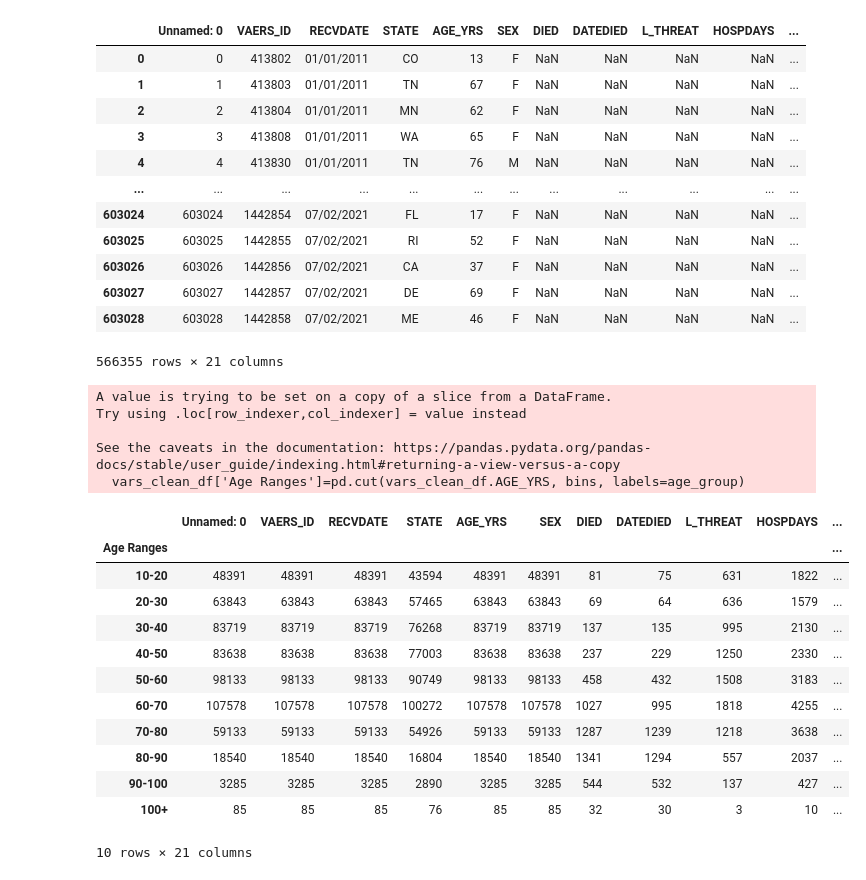
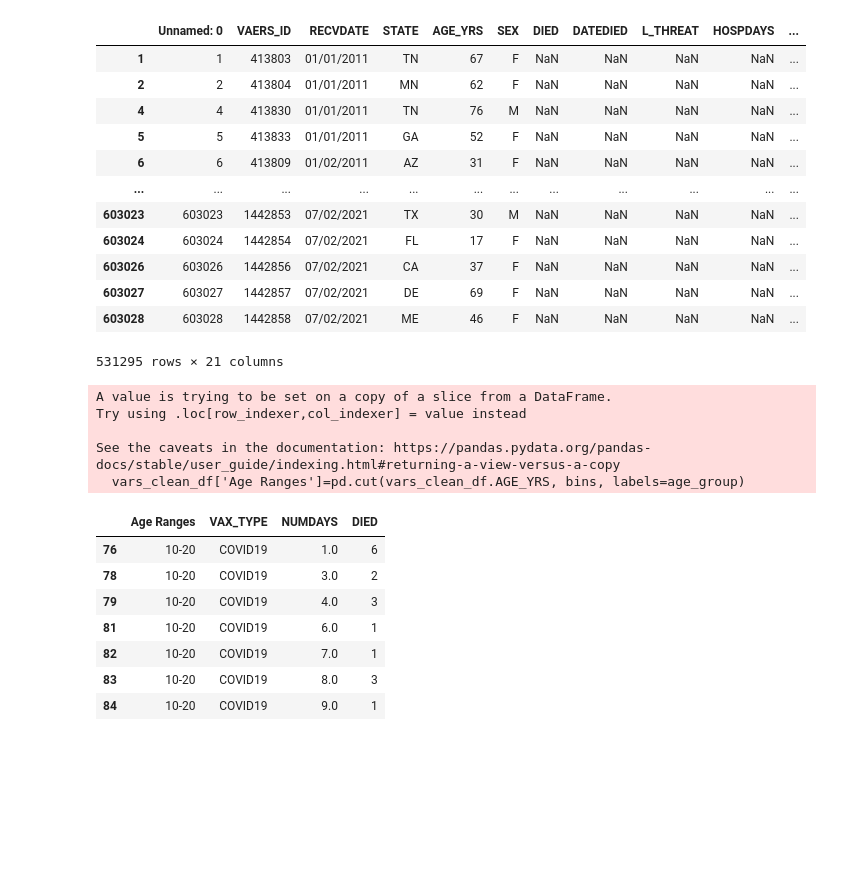
Before and after one commit to sophiastewart202/Project-1, a Jupyter notebook: died_numdays.ipynb, the cells around one changed output. Drawn from its saved outputs; the diff is of its cells as text; code cells hidden in the pictures; blank space fills up the shorter version.

```diff
--- a/died_numdays.ipynb
+++ b/died_numdays.ipynb
@@ -6,51 +7,49 @@ import numpy as np
 vars_df=pd.read_csv('Output/clean_data.csv', low_memory=False)
 # %%
 # Removing rows having numdays > 3651 which seems may be wrong entry in the raw data file.
-vars_clean_df=vars_df.loc[vars_df.NUMDAYS<3651]
+vars_clean_df=vars_df.loc[vars_df.NUMDAYS<15]
 vars_clean_df
 # %% [output]
 |  | Unnamed: 0 | VAERS_ID | RECVDATE | STATE | AGE_YRS | SEX | DIED | DATEDIED | L_THREAT | HOSPDAYS | ... |
-| 0 | 0 | 413802 | 01/01/2011 | CO | 13 | F | NaN | NaN | NaN | NaN | ... |
 | 1 | 1 | 413803 | 01/01/2011 | TN | 67 | F | NaN | NaN | NaN | NaN | ... |
 | 2 | 2 | 413804 | 01/01/2011 | MN | 62 | F | NaN | NaN | NaN | NaN | ... |
-| 3 | 3 | 413808 | 01/01/2011 | WA | 65 | F | NaN | NaN | NaN | NaN | ... |
 | 4 | 4 | 413830 | 01/01/2011 | TN | 76 | M | NaN | NaN | NaN | NaN | ... |
+| 5 | 5 | 413833 | 01/01/2011 | GA | 52 | F | NaN | NaN | NaN | NaN | ... |
+| 6 | 6 | 413809 | 01/02/2011 | AZ | 31 | F | NaN | NaN | NaN | NaN | ... |
 | ... | ... | ... | ... | ... | ... | ... | ... | ... | ... | ... | ... |
+| 603023 | 603023 | 1442853 | 07/02/2021 | TX | 30 | M | NaN | NaN | NaN | NaN | ... |
 | 603024 | 603024 | 1442854 | 07/02/2021 | FL | 17 | F | NaN | NaN | NaN | NaN | ... |
-| 603025 | 603025 | 1442855 | 07/02/2021 | RI | 52 | F | NaN | NaN | NaN | NaN | ... |
 | 603026 | 603026 | 1442856 | 07/02/2021 | CA | 37 | F | NaN | NaN | NaN | NaN | ... |
 | 603027 | 603027 | 1442857 | 07/02/2021 | DE | 69 | F | NaN | NaN | NaN | NaN | ... |
 | 603028 | 603028 | 1442858 | 07/02/2021 | ME | 46 | F | NaN | NaN | NaN | NaN | ... |
-566355 rows × 21 columns
+531295 rows × 21 columns
 # %%
 # bins created for getting a range
-bins = [10, 20,30,40,50,60,70,80,90,100,110]
+bins = [10, 20,40,60,80,100,120]
 
 # label for the bins
-age_group = ['10-20', '20-30', '30-40', '40-50', '50-60', '60-70', '70-80', '80-90', '90-100', '100+']
+age_group = ['10-20', '20-40', '40-60', '60-80', '80-100', '100+']
 
 # A column Age Ranges added and the dataframe cuts based on the label
 vars_clean_df['Age Ranges']=pd.cut(vars_clean_df.AGE_YRS, bins, labels=age_group)
 
 # Dataframe sorted based Age and grouped by Age Ranges and Numdays.
-age_vars_died_df=vars_clean_df.sort_values('AGE_YRS').groupby(['Age Ranges']).count()
-age_vars_died_df.head(50)
+age_vars_died_df=vars_clean_df.sort_values('AGE_YRS').groupby(['Age Ranges','VAX_TYPE', 'NUMDAYS'])['DIED'].count()
+age_vars=age_vars_died_df.reset_index()
+
+numdays_10_20=age_vars.loc[(age_vars['VAX_TYPE'] =='COVID19') & (age_vars['Age Ranges']=='10-20') & (age_vars.DIED != 0)]
+numdays_10_20
 # %% [output]
 A value is trying to be set on a copy of a slice from a DataFrame.
 Try using .loc[row_indexer,col_indexer] = value instead
 
 See the caveats in the documentation: https://pandas.pydata.org/pandas-docs/stable/user_guide/indexing.html#returning-a-view-versus-a-copy
   vars_clean_df['Age Ranges']=pd.cut(vars_clean_df.AGE_YRS, bins, labels=age_group)
-|  | Unnamed: 0 | VAERS_ID | RECVDATE | STATE | AGE_YRS | SEX | DIED | DATEDIED | L_THREAT | HOSPDAYS | ... |
-| Age Ranges |  |  |  |  |  |  |  |  |  |  | ... |
-| 10-20 | 48391 | 48391 | 48391 | 43594 | 48391 | 48391 | 81 | 75 | 631 | 1822 | ... |
-| 20-30 | 63843 | 63843 | 63843 | 57465 | 63843 | 63843 | 69 | 64 | 636 | 1579 | ... |
-| 30-40 | 83719 | 83719 | 83719 | 76268 | 83719 | 83719 | 137 | 135 | 995 | 2130 | ... |
-| 40-50 | 83638 | 83638 | 83638 | 77003 | 83638 | 83638 | 237 | 229 | 1250 | 2330 | ... |
-| 50-60 | 98133 | 98133 | 98133 | 90749 | 98133 | 98133 | 458 | 432 | 1508 | 3183 | ... |
-| 60-70 | 107578 | 107578 | 107578 | 100272 | 107578 | 107578 | 1027 | 995 | 1818 | 4255 | ... |
-| 70-80 | 59133 | 59133 | 59133 | 54926 | 59133 | 59133 | 1287 | 1239 | 1218 | 3638 | ... |
-| 80-90 | 18540 | 18540 | 18540 | 16804 | 18540 | 18540 | 1341 | 1294 | 557 | 2037 | ... |
-| 90-100 | 3285 | 3285 | 3285 | 2890 | 3285 | 3285 | 544 | 532 | 137 | 427 | ... |
-| 100+ | 85 | 85 | 85 | 76 | 85 | 85 | 32 | 30 | 3 | 10 | ... |
+|  | Age Ranges | VAX_TYPE | NUMDAYS | DIED |
+| 76 | 10-20 | COVID19 | 1.0 | 6 |
+| 78 | 10-20 | COVID19 | 3.0 | 2 |
+| 79 | 10-20 | COVID19 | 4.0 | 3 |
+| 81 | 10-20 | COVID19 | 6.0 | 1 |
+| 82 | 10-20 | COVID19 | 7.0 | 1 |
+| 83 | 10-20 | COVID19 | 8.0 | 3 |
+| 84 | 10-20 | COVID19 | 9.0 | 1 |
-10 rows × 21 columns
```
Also changed, not shown: parts of 19 cells of this notebook.
